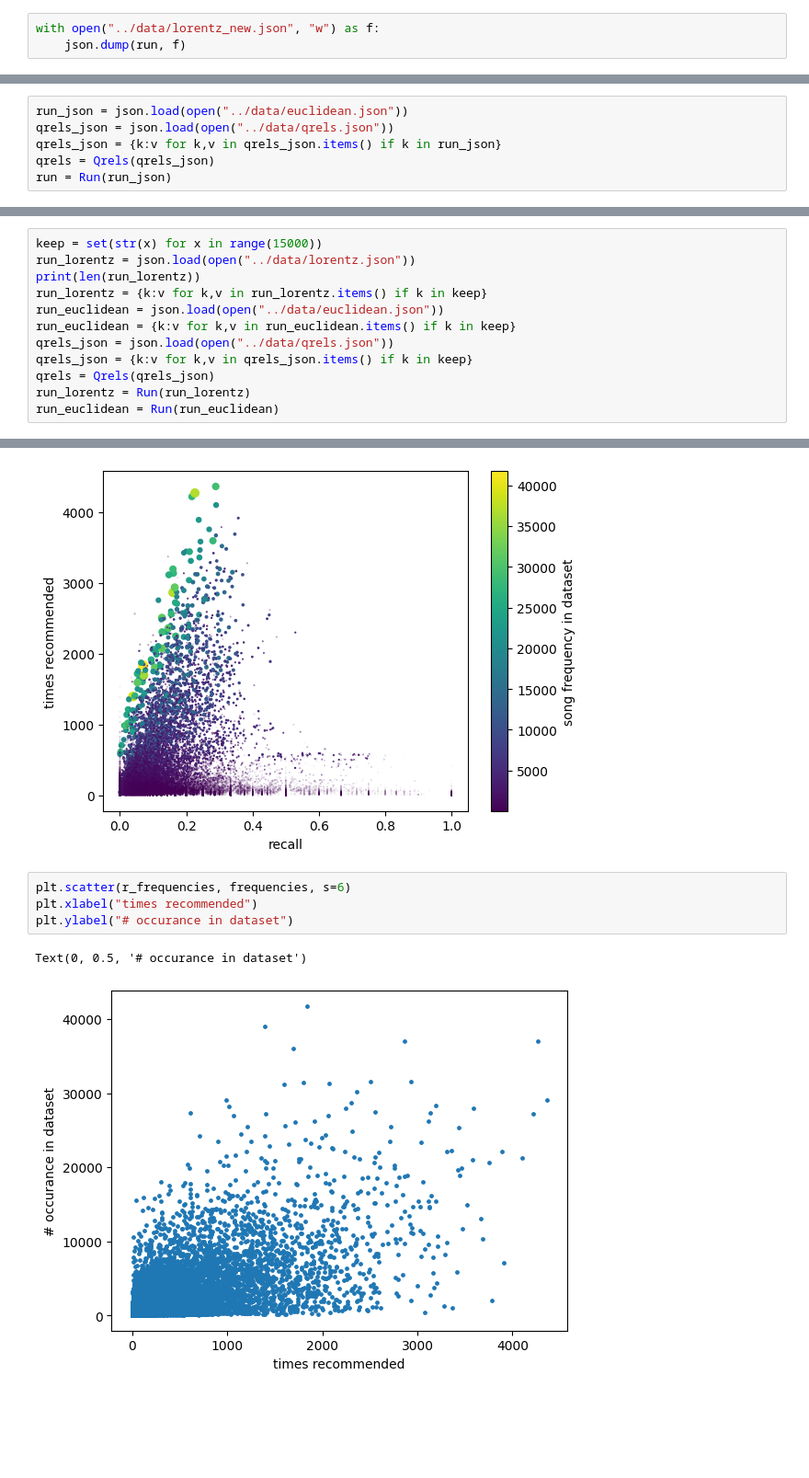
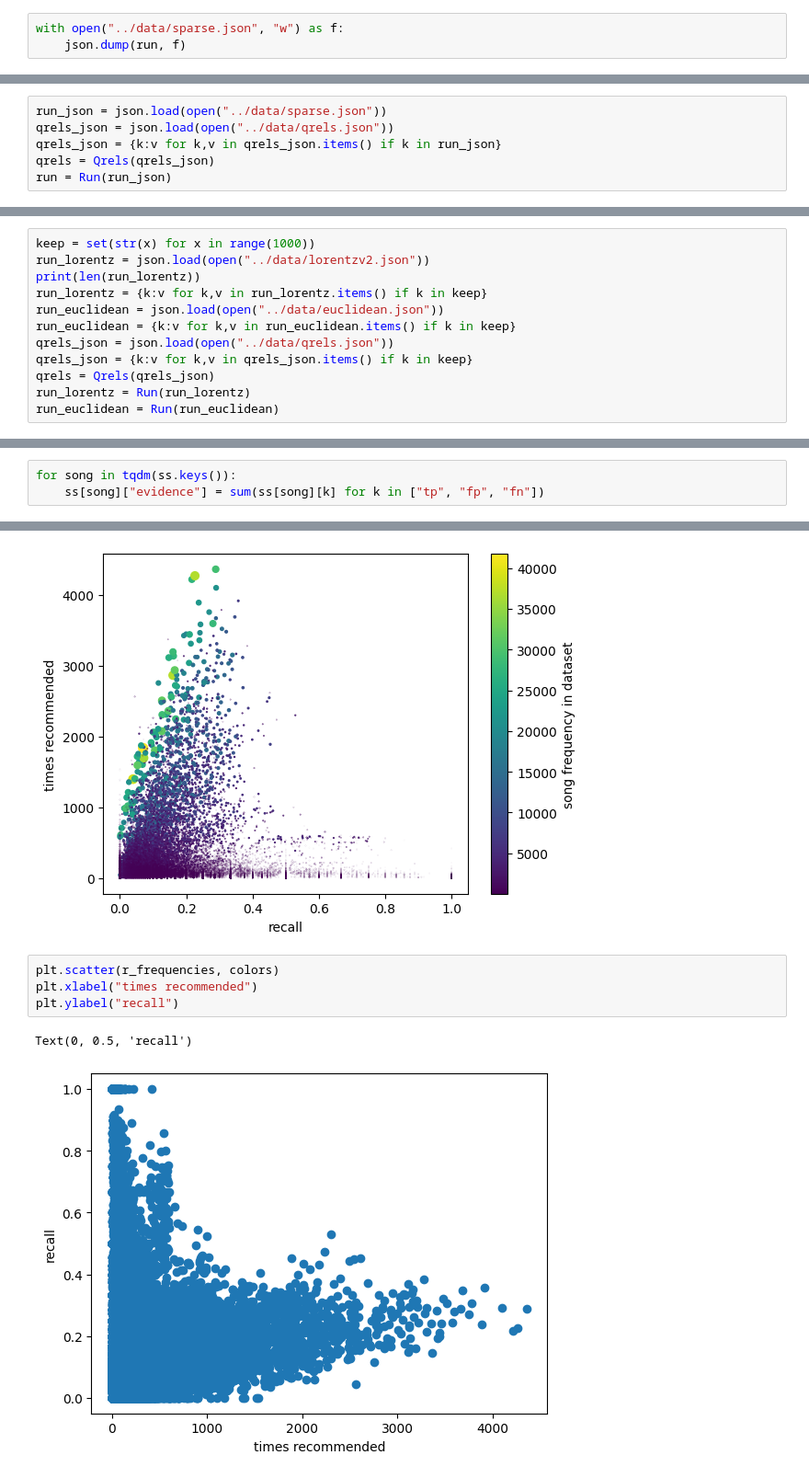
Before and after one commit to ricsi98/million-playlists, a Jupyter notebook: notebooks/HyperbolicEval.ipynb, the cells around one changed output, grey strips where cells are left out. Shown at 92% size. Saved outputs shown, nothing was run; the diff lists cells and outputs as text; blank space fills up the shorter version.

```diff
--- a/notebooks/HyperbolicEval.ipynb
+++ b/notebooks/HyperbolicEval.ipynb
@@ -284,5 +329,5 @@ KeyboardInterrupt:
 # %%
-with open("../data/lorentz_new.json", "w") as f:
+with open("../data/sparse.json", "w") as f:
     json.dump(run, f)
 # %% [markdown]
 # Eval
@@ -291,7 +336,7 @@ from ranx import Qrels, Run
 from ranx import evaluate
 import json
 # %%
-run_json = json.load(open("../data/euclidean.json"))
+run_json = json.load(open("../data/sparse.json"))
 qrels_json = json.load(open("../data/qrels.json"))
 qrels_json = {k:v for k,v in qrels_json.items() if k in run_json}
 qrels = Qrels(qrels_json)
@@ -304,8 +353,8 @@ evaluate(qrels, run, ["mrr", "hit_rate", "recall", "precision"])
  'recall': 0.13159084123043213,
  'precision': 0.05556278894235305}
 # %%
-keep = set(str(x) for x in range(15000))
-run_lorentz = json.load(open("../data/lorentz.json"))
+keep = set(str(x) for x in range(1000))
+run_lorentz = json.load(open("../data/lorentzv2.json"))
 print(len(run_lorentz))
 run_lorentz = {k:v for k,v in run_lorentz.items() if k in keep}
 run_euclidean = json.load(open("../data/euclidean.json"))
@@ -443,5 +491,8 @@ z
 # %% [output]
 0
+# %%
+for song in tqdm(ss.keys()):
+    ss[song]["evidence"] = sum(ss[song][k] for k in ["tp", "fp", "fn"])
 # %%
 song_stats = {s: {"n_rec": 0, "freq": f} for s, f in freqs.items()}
 for i in tqdm(data.keys()):
@@ -475,9 +526,9 @@ plt.ylabel("times recommended")
 Text(0, 0.5, 'times recommended')
 [figure]
 # %%
-plt.scatter(r_frequencies, frequencies, s=6)
+plt.scatter(r_frequencies, colors)
 plt.xlabel("times recommended")
-plt.ylabel("# occurance in dataset")
+plt.ylabel("recall")
 # %% [output]
-Text(0, 0.5, '# occurance in dataset')
+Text(0, 0.5, 'recall')
-[figure, old version]
+[figure, new version]
```
Also changed, not shown: parts of 21 cells of this notebook, 2 other files.
